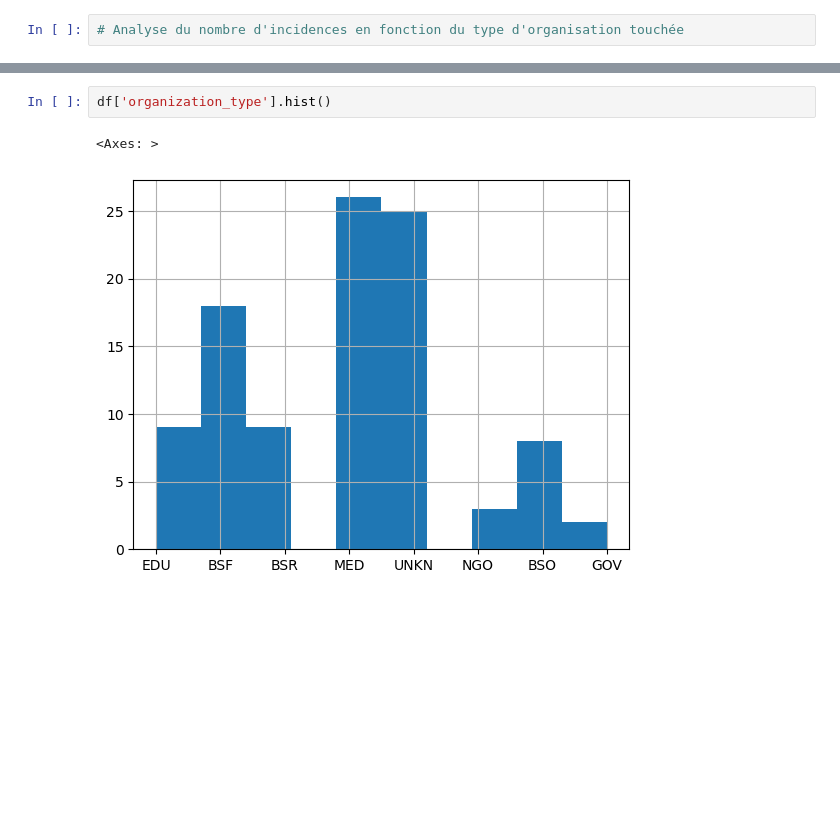
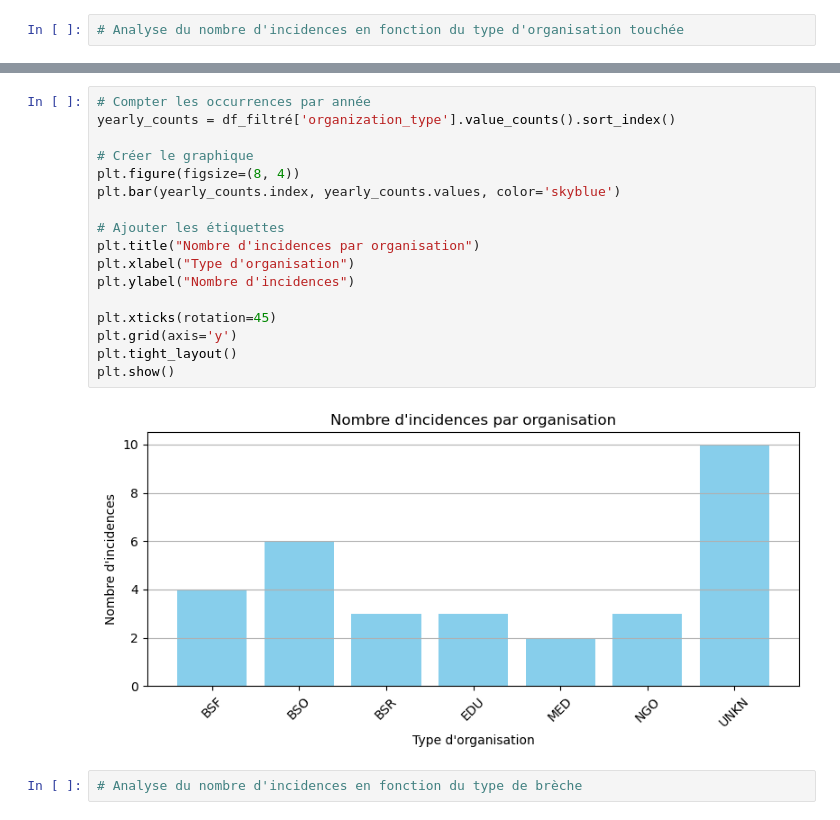
Before and after one commit to fdountiozaboue/NEXIALOG_STAGE, a Jupyter notebook: NLP.ipynb, the cells around one changed output, grey strips where cells are left out. Saved outputs shown, nothing was run; the diff lists cells and outputs as text; blank space fills up the shorter version.

```diff
--- a/NLP.ipynb
+++ b/NLP.ipynb
@@ -146,5 +188,21 @@ df_filtré['organization_type'].hist()
-# %%
-df['organization_type'].hist()
-# %% [output]
-<Axes: >
-[figure, removed]
+# %%
+# Compter les occurrences par année
+yearly_counts = df_filtré['organization_type'].value_counts().sort_index()
+
+# Créer le graphique
+plt.figure(figsize=(8, 4))
+plt.bar(yearly_counts.index, yearly_counts.values, color='skyblue')
+
+# Ajouter les étiquettes
+plt.title("Nombre d'incidences par organisation")
+plt.xlabel("Type d'organisation")
+plt.ylabel("Nombre d'incidences")
+
+plt.xticks(rotation=45)
+plt.grid(axis='y')
+plt.tight_layout()
+plt.show()
+# %% [output]
+[figure, added]
+# %%
+# Analyse du nombre d'incidences en fonction du type de brèche
```
Also changed, not shown: parts of 37 cells of this notebook, 1 other file.
